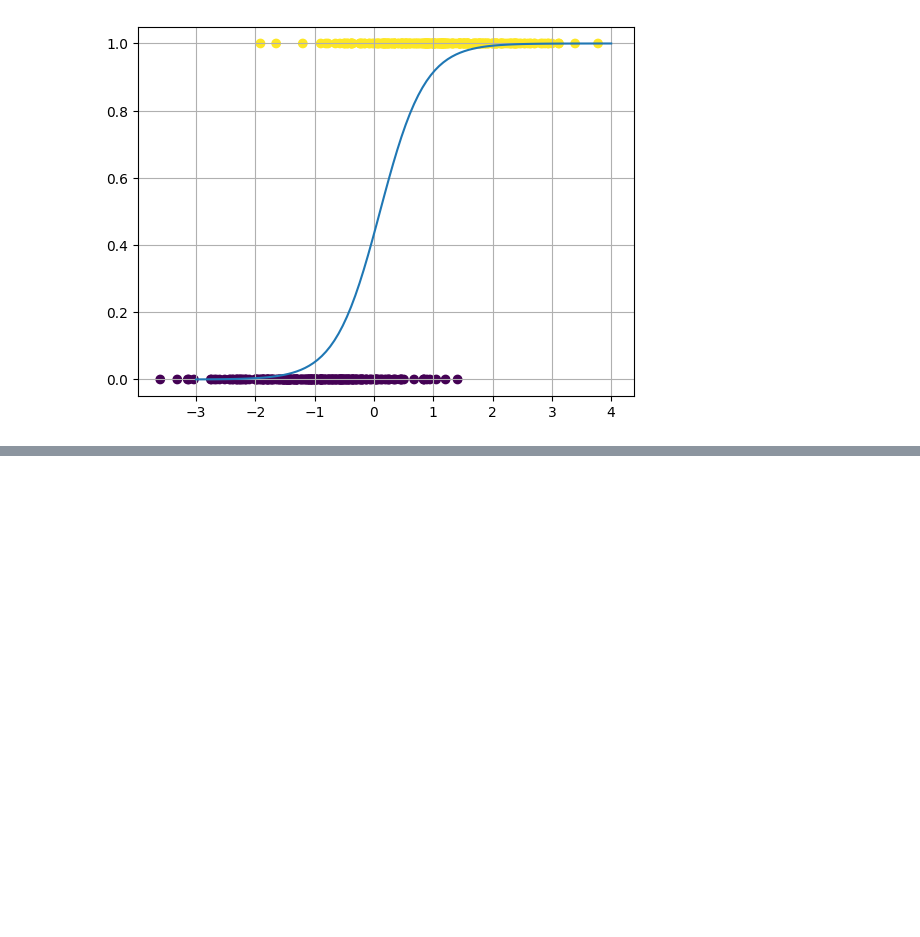
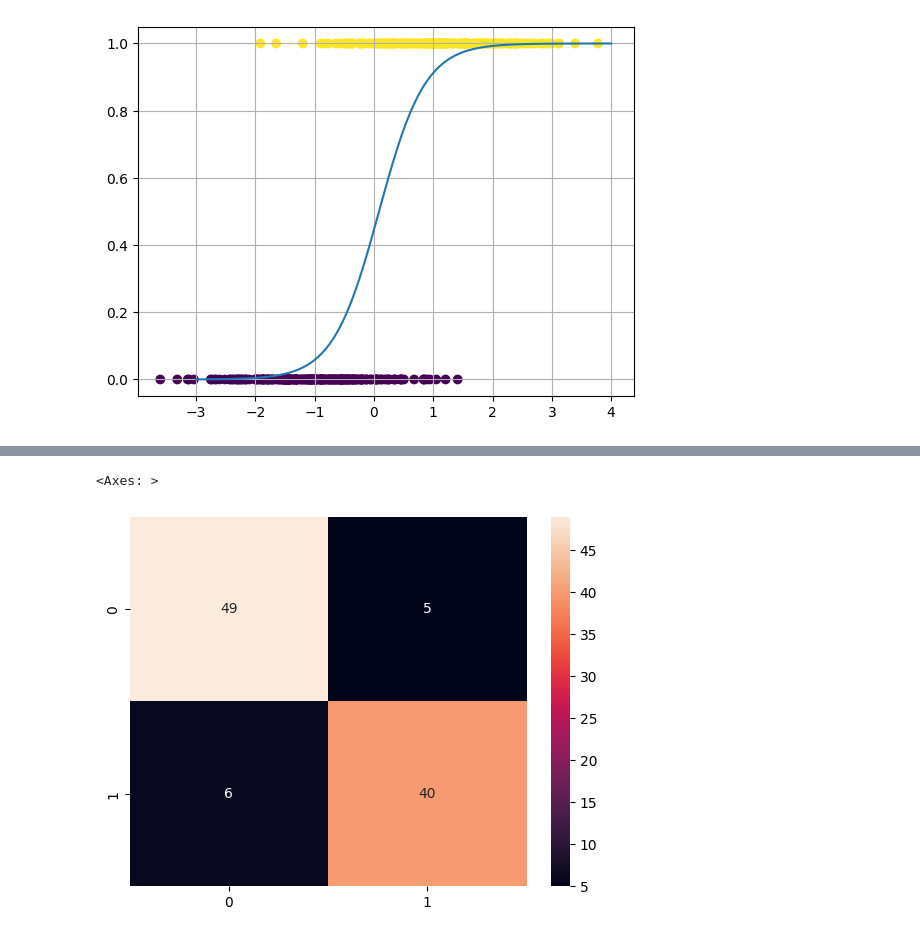
Before and after one commit to ShubhamSinghal12/DS_PP_FEB_25, a Jupyter notebook: Logistic Regression/LogisticRegression/Logistic Regression.ipynb, the cells around one changed output, grey strips where cells are left out. Cells and saved outputs as stored; diff of their text form; code cells hidden in the pictures; blank space fills up the shorter version.

```diff
--- a/Logistic Regression/LogisticRegression/Logistic Regression.ipynb
+++ b/Logistic Regression/LogisticRegression/Logistic Regression.ipynb
@@ -100,0 +105,5 @@ plt.show()
+# %%
+sns.heatmap(confusion_matrix(y_test,clf.predict(x_test)),annot = True)
+# %% [output]
+<Axes: >
+[figure, added]
```
Also changed, not shown: parts of 6 cells of this notebook, 1 other file.
